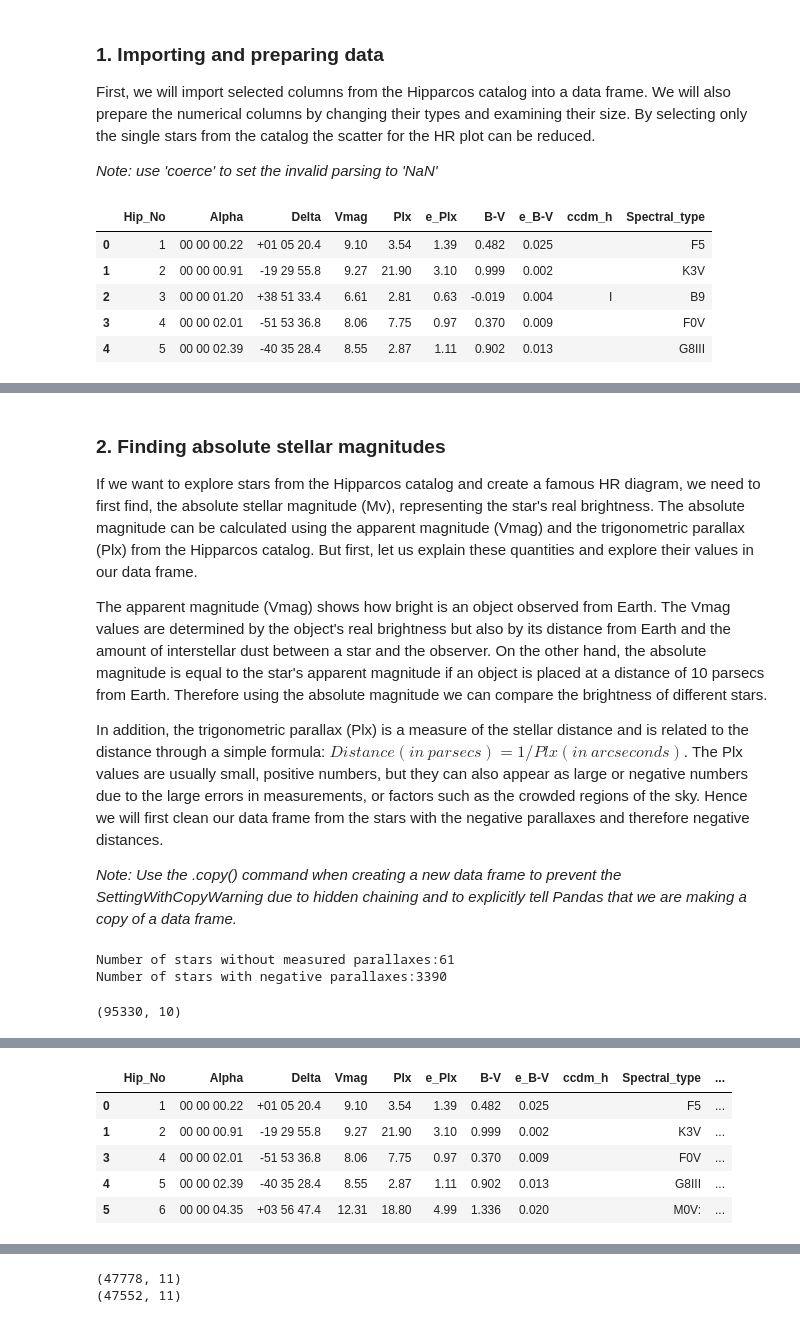
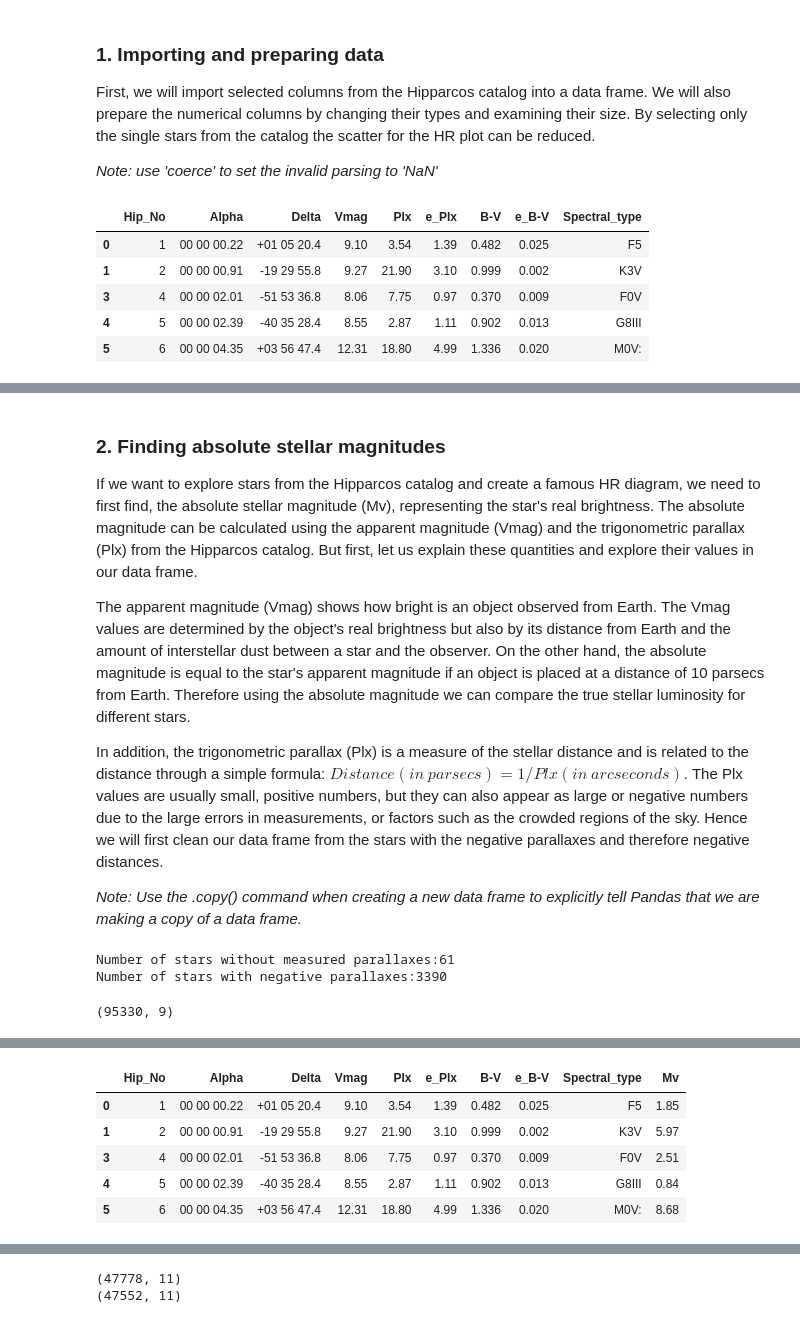
Before and after one commit to lilianasku/Hipparcos-with-Python, a Jupyter notebook: notebooks/Stars-Of-Hipparcos-Catalogue.ipynb, the cells around one changed output, grey strips where cells are left out. Drawn from its saved outputs; the diff is of its cells as text; code cells hidden in the pictures.

```diff
--- a/notebooks/Stars-Of-Hipparcos-Catalogue.ipynb
+++ b/notebooks/Stars-Of-Hipparcos-Catalogue.ipynb
@@ -49,15 +49,18 @@ for  col in col_list:
    hip_all_stars[col] = pd.to_numeric(hip_all_stars[col],  errors = 'coerce')
 
 #selecting only single stars with no ccdm_h flag
-hip = hip_all_stars.loc[hip_all_stars['ccdm_h']==' ']
+df = hip_all_stars.loc[hip_all_stars['ccdm_h']==' ']
+
+#dropping ccdm_h column
+hip = df.drop(['ccdm_h'], axis = 1)
 
 #displaying data frame
-hip_all_stars.head(5)
+hip.head(5)
 # %% [output]
-|  | Hip_No | Alpha | Delta | Vmag | Plx | e_Plx | B-V | e_B-V | ccdm_h | Spectral_type |
-| 0 | 1 | 00 00 00.22 | +01 05 20.4 | 9.10 | 3.54 | 1.39 | 0.482 | 0.025 |  | F5 |
-| 1 | 2 | 00 00 00.91 | -19 29 55.8 | 9.27 | 21.90 | 3.10 | 0.999 | 0.002 |  | K3V |
-| 2 | 3 | 00 00 01.20 | +38 51 33.4 | 6.61 | 2.81 | 0.63 | -0.019 | 0.004 | I | B9 |
-| 3 | 4 | 00 00 02.01 | -51 53 36.8 | 8.06 | 7.75 | 0.97 | 0.370 | 0.009 |  | F0V |
-| 4 | 5 | 00 00 02.39 | -40 35 28.4 | 8.55 | 2.87 | 1.11 | 0.902 | 0.013 |  | G8III |
+|  | Hip_No | Alpha | Delta | Vmag | Plx | e_Plx | B-V | e_B-V | Spectral_type |
+| 0 | 1 | 00 00 00.22 | +01 05 20.4 | 9.10 | 3.54 | 1.39 | 0.482 | 0.025 | F5 |
+| 1 | 2 | 00 00 00.91 | -19 29 55.8 | 9.27 | 21.90 | 3.10 | 0.999 | 0.002 | K3V |
+| 3 | 4 | 00 00 02.01 | -51 53 36.8 | 8.06 | 7.75 | 0.97 | 0.370 | 0.009 | F0V |
+| 4 | 5 | 00 00 02.39 | -40 35 28.4 | 8.55 | 2.87 | 1.11 | 0.902 | 0.013 | G8III |
+| 5 | 6 | 00 00 04.35 | +03 56 47.4 | 12.31 | 18.80 | 4.99 | 1.336 | 0.020 | M0V: |
 # %%
@@ -86,11 +89,11 @@ memory usage: 9.0+ MB
 
 If we want to explore stars from the Hipparcos catalog and create a famous HR diagram, we need to first find, the absolute stellar magnitude (Mv), representing the star's real brightness. The absolute magnitude can be calculated using the apparent magnitude (Vmag) and the trigonometric parallax (Plx) from the Hipparcos catalog. But first, let us explain these quantities and explore their values in our data frame.
 
-The apparent magnitude (Vmag) shows how bright is an object observed from Earth. The Vmag values are determined by the object's real brightness but also by its distance from Earth and the amount of interstellar dust between a star and the observer. On the other hand, the absolute magnitude is equal to the star's apparent magnitude if an object is placed at a distance of 10 parsecs from Earth. Therefore using the absolute magnitude we can compare the brightness of different stars.
+The apparent magnitude (Vmag) shows how bright is an object observed from Earth. The Vmag values are determined by the object's real brightness but also by its distance from Earth and the amount of interstellar dust between a star and the observer. On the other hand, the absolute magnitude is equal to the star's apparent magnitude if an object is placed at a distance of 10 parsecs from Earth. Therefore using the absolute magnitude we can compare the true stellar luminosity for different stars.
 
 In addition, the trigonometric parallax (Plx) is a measure of the stellar distance and is related to the distance through a simple formula: $ Distance(in\ parsecs) = 1/ Plx (in\ arcseconds) $.  The Plx values are usually small, positive numbers, but they can also appear as large or negative numbers due to the large errors in measurements, or factors such as the crowded regions of the sky. Hence we will first clean our data frame from the stars with the negative parallaxes and therefore negative distances.
 
-*Note: Use the .copy() command when creating a new data frame to prevent the SettingWithCopyWarning due to hidden chaining and to explicitly tell Pandas that we are making a copy of a data frame.*
+*Note: Use the .copy() command when creating a new data frame to explicitly tell Pandas that we are making a copy of a data frame.*
 # %%
 #number of stars with no measured values for the parallax
 no_plx = hip['Plx'].isnull().sum()
@@ -101,17 +104,17 @@ negative_plx= sum([plx<0 for plx in hip['Plx'].values])
 print('Number of stars with negative parallaxes:{}'.format(negative_plx) )
 
 #data frame with positive parallaxes
-hip_stars = hip.loc[hip_all_stars['Plx']>0].copy()
+hip_stars = hip.loc[hip['Plx']>0].copy()
 hip_stars.shape
 # %% [output]
 Number of stars without measured parallaxes:61
 Number of stars with negative parallaxes:3390
-(95330, 10)
+(95330, 9)
 # %%
 #creating a new column with the absolute magnitude
-hip_stars['Mv'] = hip_stars['Vmag'] + 5 - 5*np.log10(1000/hip_stars['Plx'])
+%timeit -r2 -n10 hip_stars['Mv'] = hip_stars['Vmag'] + 5 - 5*np.log10(1000/hip_stars['Plx'])
 
-#rounding numbers using data frame
+#rounding numbers
 hip_stars = hip_stars.round({'Mv': 2})
 
 print(hip_stars.shape)
@@ -121,6 +125,6 @@ hip_stars.head(5)
-|  | Hip_No | Alpha | Delta | Vmag | Plx | e_Plx | B-V | e_B-V | ccdm_h | Spectral_type | ... |
-| 0 | 1 | 00 00 00.22 | +01 05 20.4 | 9.10 | 3.54 | 1.39 | 0.482 | 0.025 |  | F5 | ... |
-| 1 | 2 | 00 00 00.91 | -19 29 55.8 | 9.27 | 21.90 | 3.10 | 0.999 | 0.002 |  | K3V | ... |
-| 3 | 4 | 00 00 02.01 | -51 53 36.8 | 8.06 | 7.75 | 0.97 | 0.370 | 0.009 |  | F0V | ... |
-| 4 | 5 | 00 00 02.39 | -40 35 28.4 | 8.55 | 2.87 | 1.11 | 0.902 | 0.013 |  | G8III | ... |
-| 5 | 6 | 00 00 04.35 | +03 56 47.4 | 12.31 | 18.80 | 4.99 | 1.336 | 0.020 |  | M0V: | ... |
+|  | Hip_No | Alpha | Delta | Vmag | Plx | e_Plx | B-V | e_B-V | Spectral_type | Mv |
+| 0 | 1 | 00 00 00.22 | +01 05 20.4 | 9.10 | 3.54 | 1.39 | 0.482 | 0.025 | F5 | 1.85 |
+| 1 | 2 | 00 00 00.91 | -19 29 55.8 | 9.27 | 21.90 | 3.10 | 0.999 | 0.002 | K3V | 5.97 |
+| 3 | 4 | 00 00 02.01 | -51 53 36.8 | 8.06 | 7.75 | 0.97 | 0.370 | 0.009 | F0V | 2.51 |
+| 4 | 5 | 00 00 02.39 | -40 35 28.4 | 8.55 | 2.87 | 1.11 | 0.902 | 0.013 | G8III | 0.84 |
+| 5 | 6 | 00 00 04.35 | +03 56 47.4 | 12.31 | 18.80 | 4.99 | 1.336 | 0.020 | M0V: | 8.68 |
```
Also changed, not shown: parts of 18 cells of this notebook.
